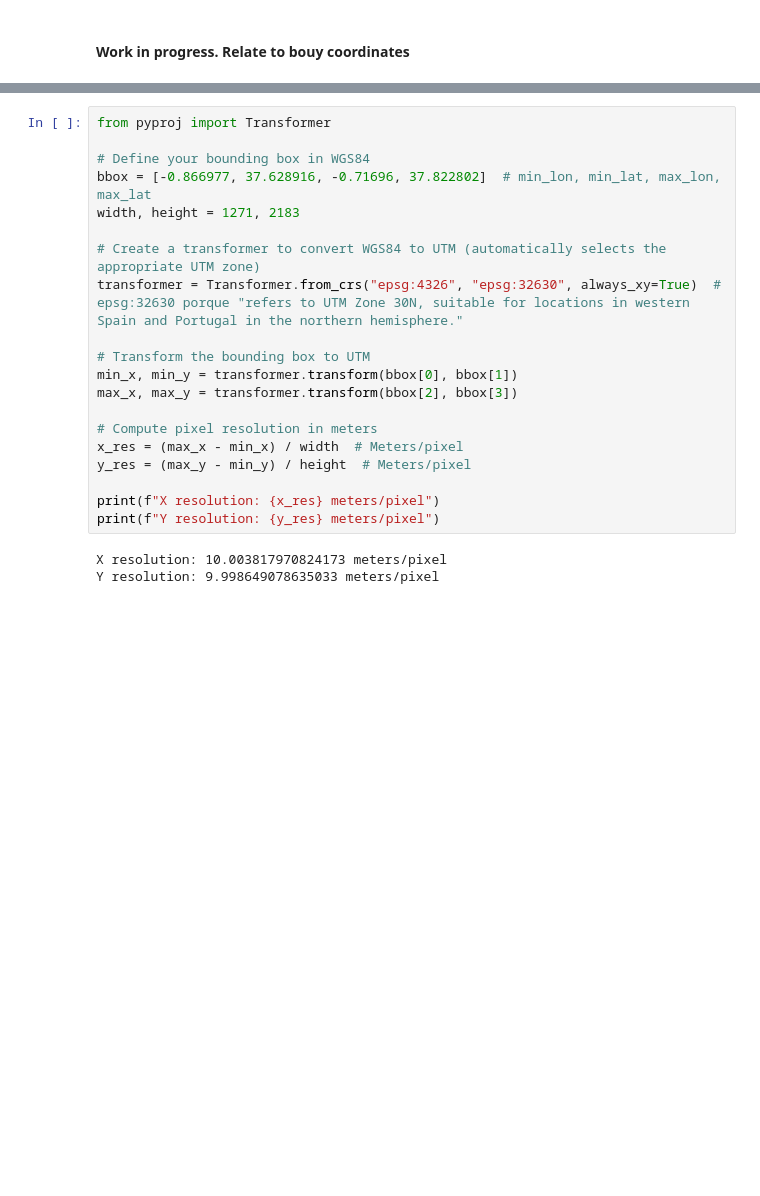
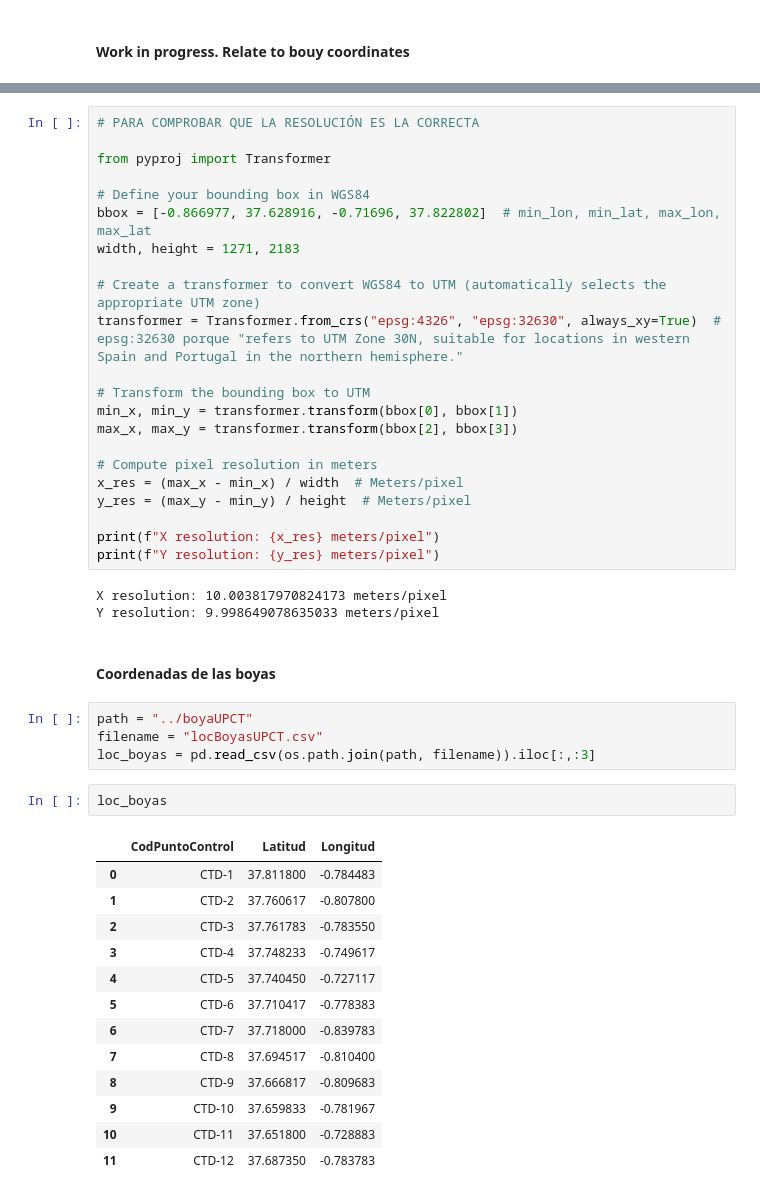
Before and after one commit to Antonio-MI/mar-menor-chl, a Jupyter notebook: Copernicus/process_api.ipynb, the cells around one changed output, grey strips where cells are left out. Drawn from its saved outputs; the diff is of its cells as text; blank space fills up the shorter version.

Commit message:
array con coordenadas

```diff
--- a/Copernicus/process_api.ipynb
+++ b/Copernicus/process_api.ipynb
@@ -412,4 +497,6 @@ for i in range(array.shape[0]):
 # %%
+# PARA COMPROBAR QUE LA RESOLUCIÓN ES LA CORRECTA
+
 from pyproj import Transformer
 
 # Define your bounding box in WGS84
@@ -432,3 +519,25 @@ print(f"Y resolution: {y_res} meters/pixel")
 # %% [output]
 X resolution: 10.003817970824173 meters/pixel
 Y resolution: 9.998649078635033 meters/pixel
+# %% [markdown]
+#### Coordenadas de las boyas
+# %%
+path = "../boyaUPCT"
+filename = "locBoyasUPCT.csv"
+loc_boyas = pd.read_csv(os.path.join(path, filename)).iloc[:,:3]
+# %%
+loc_boyas
+# %% [output]
+|  | CodPuntoControl | Latitud | Longitud |
+| 0 | CTD-1 | 37.811800 | -0.784483 |
+| 1 | CTD-2 | 37.760617 | -0.807800 |
+| 2 | CTD-3 | 37.761783 | -0.783550 |
+| 3 | CTD-4 | 37.748233 | -0.749617 |
+| 4 | CTD-5 | 37.740450 | -0.727117 |
+| 5 | CTD-6 | 37.710417 | -0.778383 |
+| 6 | CTD-7 | 37.718000 | -0.839783 |
+| 7 | CTD-8 | 37.694517 | -0.810400 |
+| 8 | CTD-9 | 37.666817 | -0.809683 |
+| 9 | CTD-10 | 37.659833 | -0.781967 |
+| 10 | CTD-11 | 37.651800 | -0.728883 |
+| 11 | CTD-12 | 37.687350 | -0.783783 |
```
Also changed, not shown: parts of 16 cells of this notebook, 3 other files.
